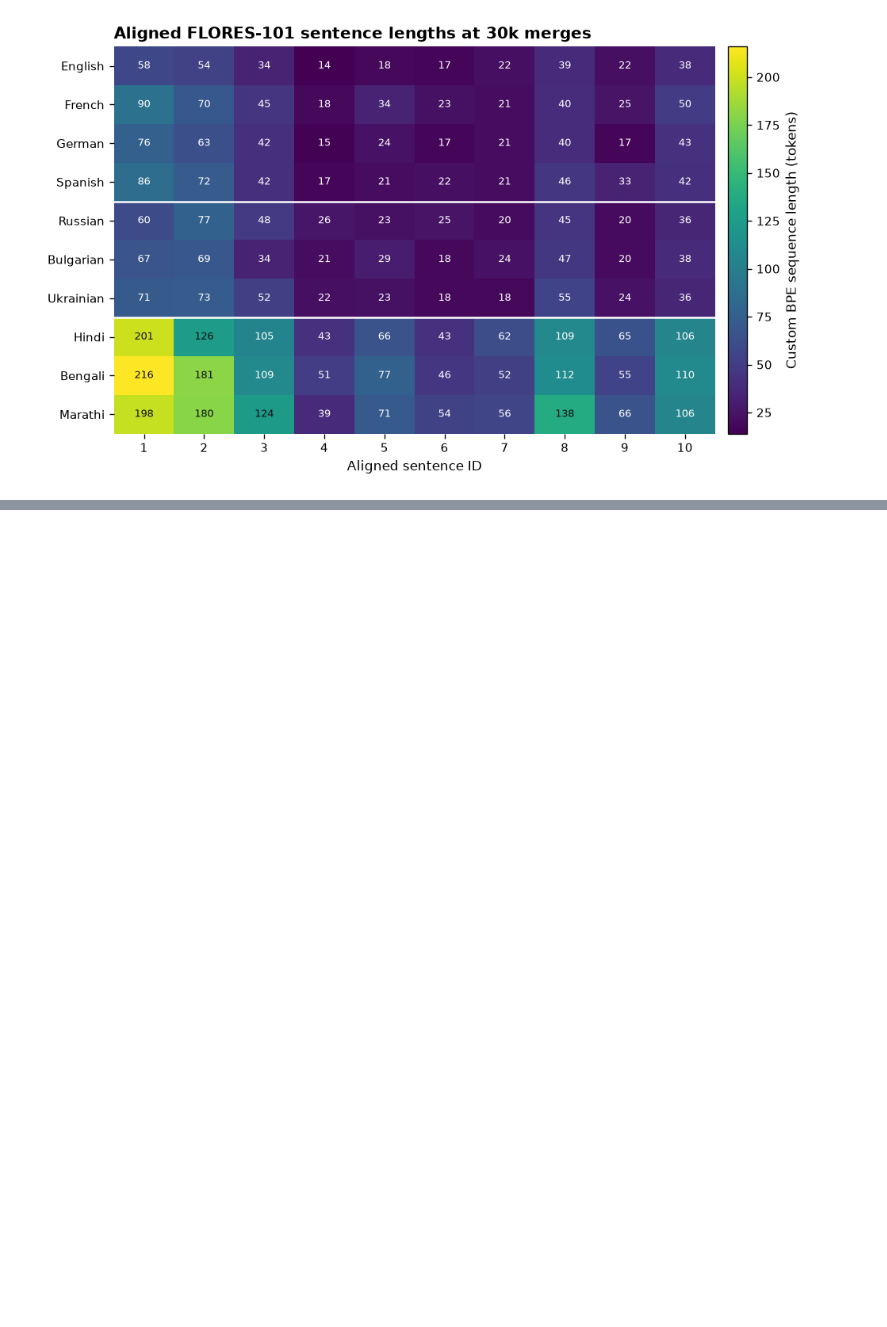
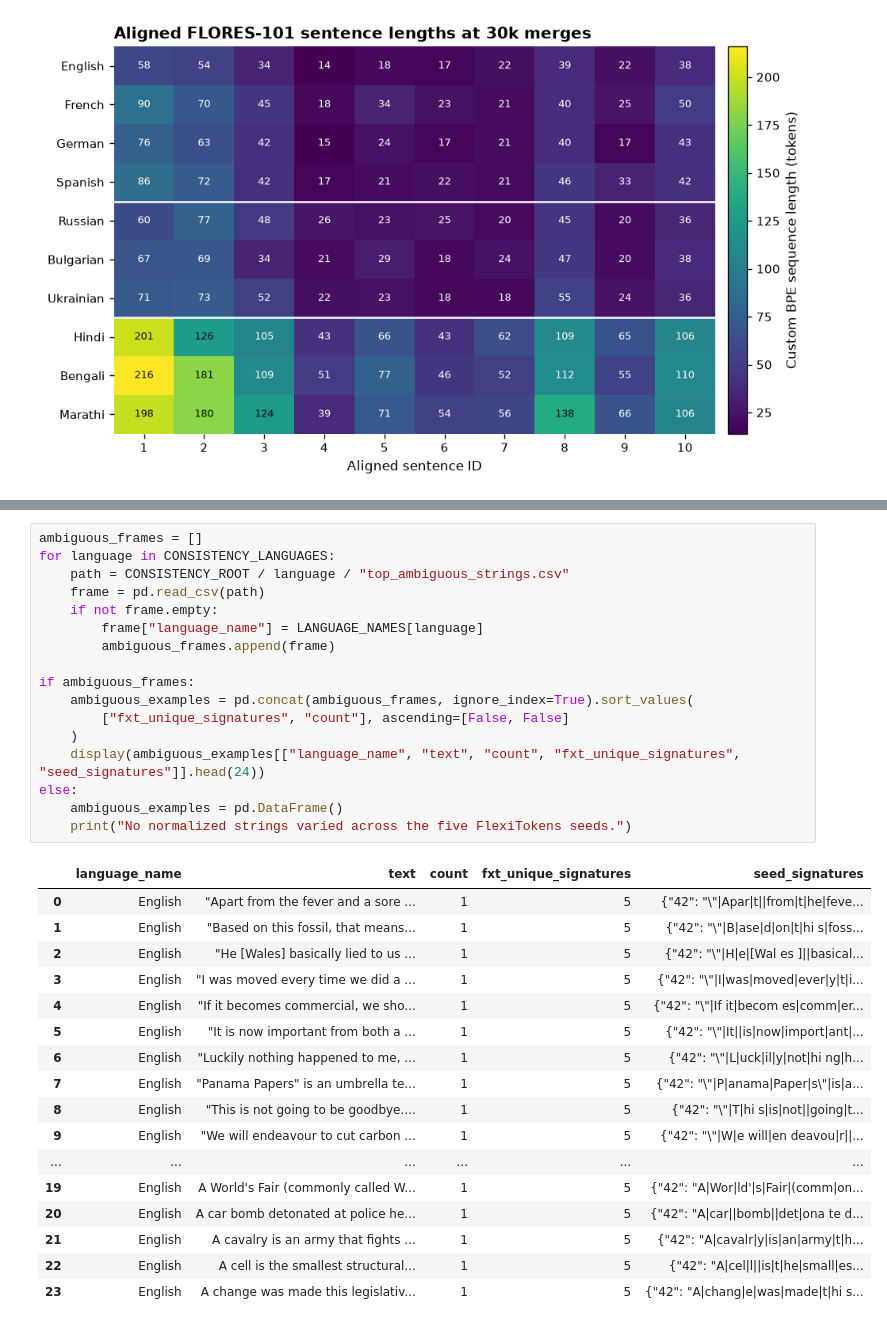
Before and after one commit to samarthgaggar/multi-lang-tokenization, a Jupyter notebook: tokenization_flores.ipynb, the cells around one changed output, grey strips where cells are left out. Cells and saved outputs as stored; diff of their text form; blank space fills up the shorter version.

```diff
--- a/tokenization_flores.ipynb
+++ b/tokenization_flores.ipynb
@@ -581,0 +708,35 @@ drwxr-xr-x 1 root root  4096 Jun  4 13:32 sample_data
+# %%
+ambiguous_frames = []
+for language in CONSISTENCY_LANGUAGES:
+    path = CONSISTENCY_ROOT / language / "top_ambiguous_strings.csv"
+    frame = pd.read_csv(path)
+    if not frame.empty:
+        frame["language_name"] = LANGUAGE_NAMES[language]
+        ambiguous_frames.append(frame)
+
+if ambiguous_frames:
+    ambiguous_examples = pd.concat(ambiguous_frames, ignore_index=True).sort_values(
+        ["fxt_unique_signatures", "count"], ascending=[False, False]
+    )
+    display(ambiguous_examples[["language_name", "text", "count", "fxt_unique_signatures", "seed_signatures"]].head(24))
+else:
+    ambiguous_examples = pd.DataFrame()
+    print("No normalized strings varied across the five FlexiTokens seeds.")
+# %% [output]
+|  | language_name | text | count | fxt_unique_signatures | seed_signatures |
+| 0 | English | "Apart from the fever and a sore ... | 1 | 5 | {"42": "\"|Apar|t||from|t|he|feve... |
+| 1 | English | "Based on this fossil, that means... | 1 | 5 | {"42": "\"|B|ase|d|on|t|hi s|foss... |
+| 2 | English | "He [Wales] basically lied to us ... | 1 | 5 | {"42": "\"|H|e|[Wal es ]||basical... |
+| 3 | English | "I was moved every time we did a ... | 1 | 5 | {"42": "\"|I|was|moved|ever|y|t|i... |
+| 4 | English | "If it becomes commercial, we sho... | 1 | 5 | {"42": "\"|If it|becom es|comm|er... |
+| 5 | English | "It is now important from both a ... | 1 | 5 | {"42": "\"|It||is|now|import|ant|... |
+| 6 | English | "Luckily nothing happened to me, ... | 1 | 5 | {"42": "\"|L|uck|il|y|not|hi ng|h... |
+| 7 | English | "Panama Papers" is an umbrella te... | 1 | 5 | {"42": "\"|P|anama|Paper|s\"|is|a... |
+| 8 | English | "This is not going to be goodbye.... | 1 | 5 | {"42": "\"|T|hi s|is|not||going|t... |
+| 9 | English | "We will endeavour to cut carbon ... | 1 | 5 | {"42": "\"|W|e will|en deavou|r||... |
+| ... | ... | ... | ... | ... | ... |
+| 19 | English | A World's Fair (commonly called W... | 1 | 5 | {"42": "A|Wor|ld'|s|Fair|(comm|on... |
+| 20 | English | A car bomb detonated at police he... | 1 | 5 | {"42": "A|car||bomb||det|ona te d... |
+| 21 | English | A cavalry is an army that fights ... | 1 | 5 | {"42": "A|cavalr|y|is|an|army|t|h... |
+| 22 | English | A cell is the smallest structural... | 1 | 5 | {"42": "A|cel|l||is|t|he|small|es... |
+| 23 | English | A change was made this legislativ... | 1 | 5 | {"42": "A|chang|e|was|made|t|hi s... |
```
Also changed, not shown: parts of 8 cells of this notebook, 53 other files.
